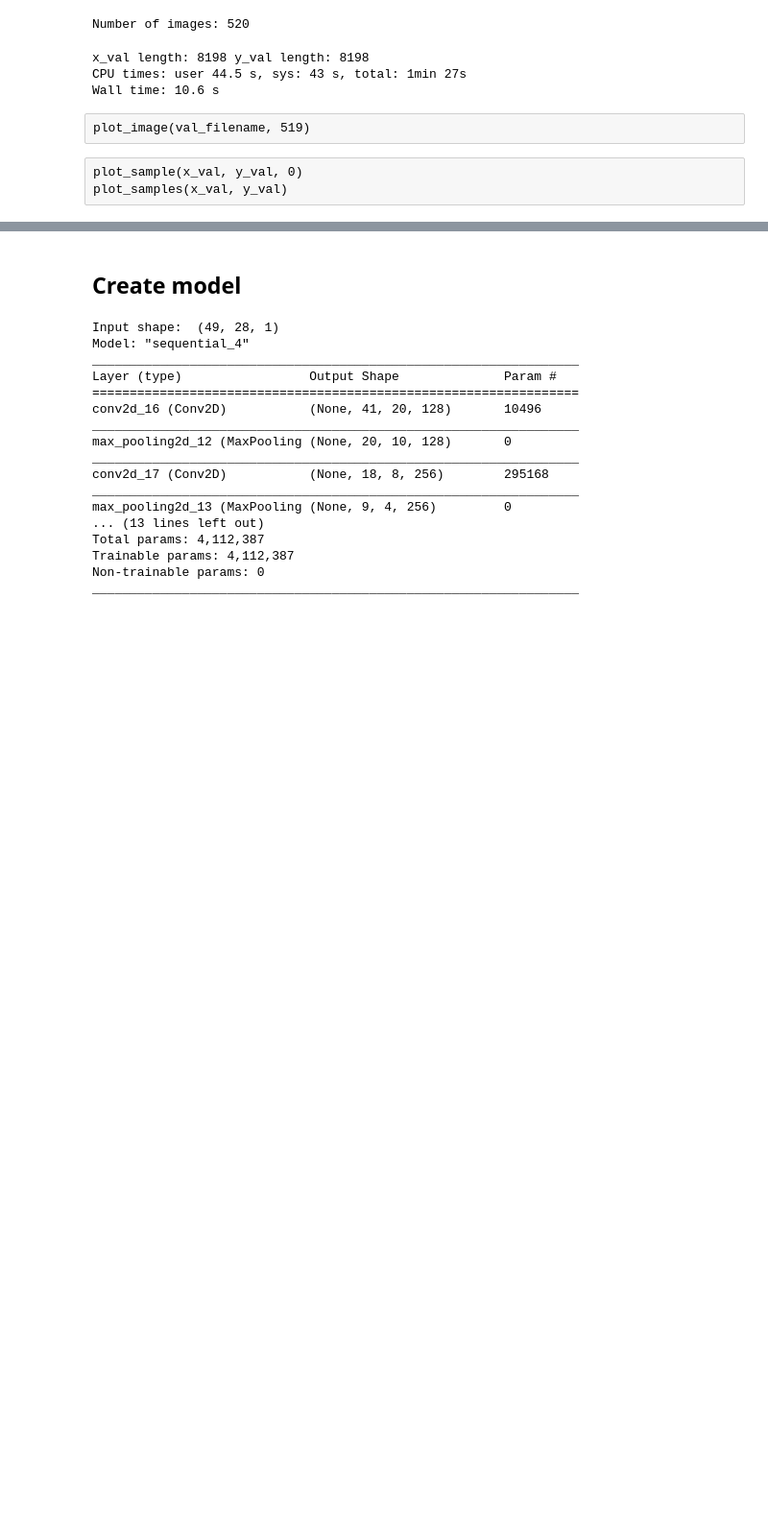
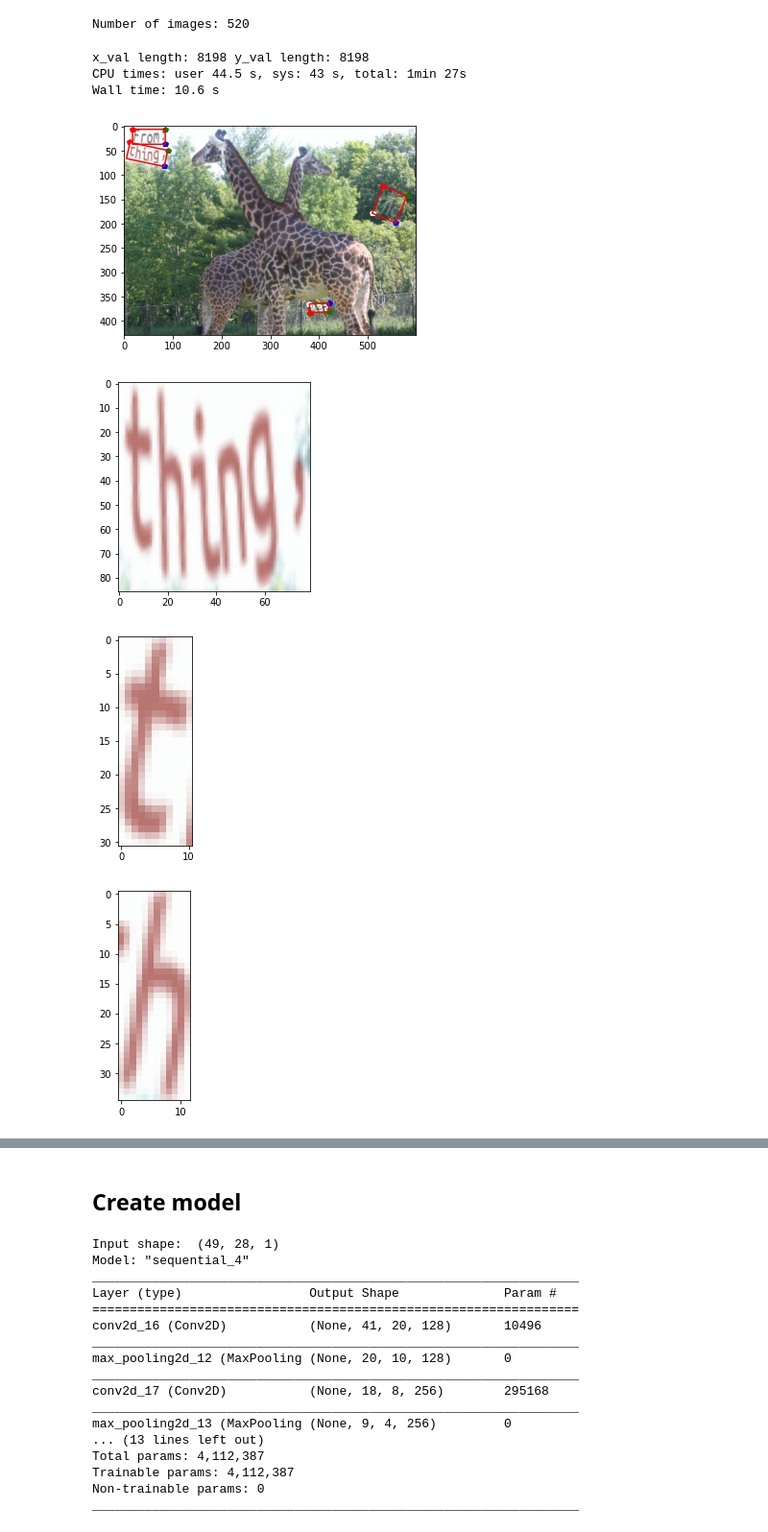
Before and after one commit to ShlomiRex/ocr-font-classifier-model, a Jupyter notebook: main.ipynb, the cells around one changed output, grey strips where cells are left out. Shown at 96% size. Saved outputs shown, nothing was run; the diff lists cells and outputs as text; code cells hidden in the pictures; blank space fills up the shorter version.

```diff
--- a/main.ipynb
+++ b/main.ipynb
@@ -554,8 +552,10 @@ Number of images: 520
 x_val length: 8198 y_val length: 8198
 CPU times: user 44.5 s, sys: 43 s, total: 1min 27s
 Wall time: 10.6 s
-# %% [raw]
-plot_image(val_filename, 519)
-# %% [raw]
-plot_sample(x_val, y_val, 0)
-plot_samples(x_val, y_val)
+# %%
+plot_image(val_filename, 519)
+# %% [output]
+[figure, added]
+[figure, added]
+[figure, added]
+[figure, added]
```
Also changed, not shown: parts of 4 cells of this notebook, 3 other files.
